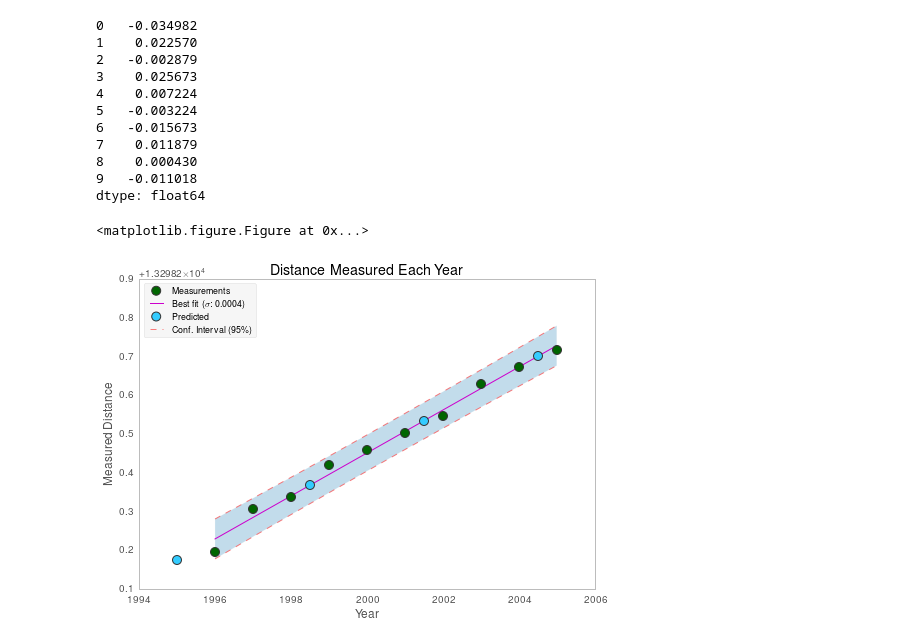
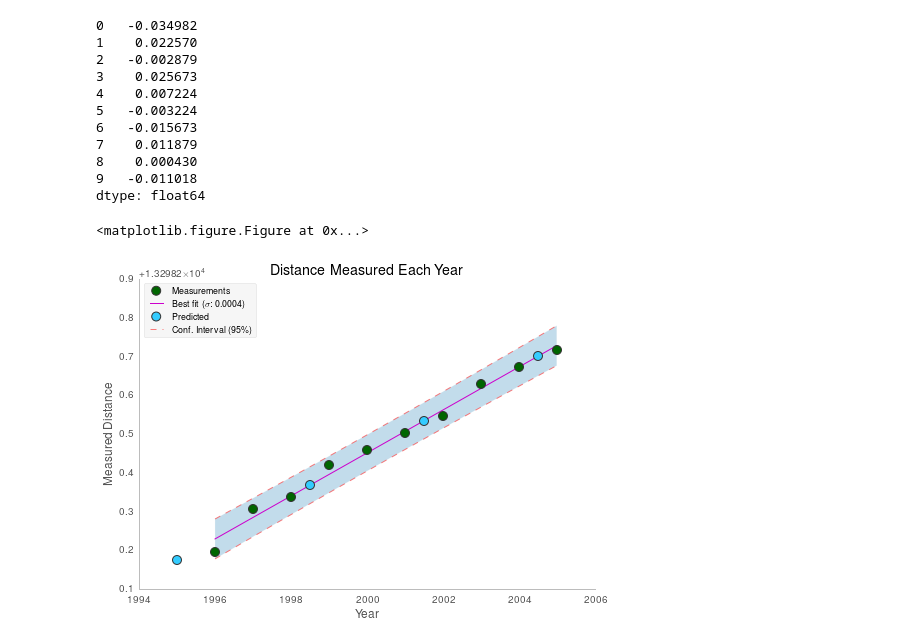
Before and after one commit to urschrei/linalg, a Jupyter notebook: notebooks/ordinary_least_squares.ipynb, the cells around one changed output. Saved outputs shown, nothing was run; the diff lists cells and outputs as text; code cells hidden in the pictures.

Commit message:
Remove top and and right spines

```diff
--- a/notebooks/ordinary_least_squares.ipynb
+++ b/notebooks/ordinary_least_squares.ipynb
@@ -211,31 +212,33 @@ pred = plt.scatter(
     predicted,
     color='#33CCFF',
     edgecolor='#333333',
     marker='o',
     s=80,
     lw=1,
     alpha=1.0,
     zorder=2)
 
 cil, = plt.plot(year_distance['Year'], predict_ci_low, 'r--', lw=1, alpha=0.5)
 ciu, = plt.plot(year_distance['Year'], predict_ci_upp, 'r--', lw=1, alpha=0.5)
 # mcil, = plt.plot(year_distance['Year'], predict_mean_ci_low, 'b--', lw=1, alpha=0.5)
 # mciu, = plt.plot(year_distance['Year'], predict_mean_ci_upp, 'b--', lw=1, alpha=0.5)
 
 ax.fill_between(year_distance['Year'], predict_ci_low, predict_ci_upp, alpha=0.3)
 
 leg = plt.legend(
     (orig, fitted, pred, ciu),
     ('Measurements', r'Best fit ($\sigma$:~%0.4f)' % fit.mse_resid, 'Predicted', 'Conf. Interval (95\%)'),
     loc='upper left',
     scatterpoints=1,
     fontsize=9)
 
 plt.title('Distance Measured Each Year')
 leg.get_frame().set_alpha(0.5)
+ax.spines['top'].set_visible(False)
+ax.spines['right'].set_visible(False)
 ax.grid(b=None)
 plt.tight_layout()
 plt.savefig('../OLS.png', format="png", bbox_inches='tight', alpha=True, transparent=True, dpi=100)
 # %% [output]
 <matplotlib.figure.Figure at 0x...>
-[figure, old version]
+[figure, new version]
```
Also changed, not shown: parts of 1 cell of this notebook, 3 other files.
